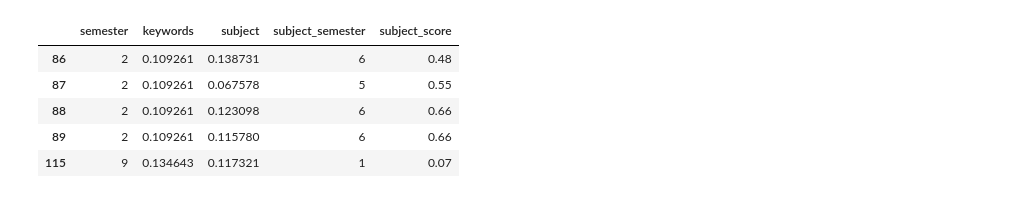
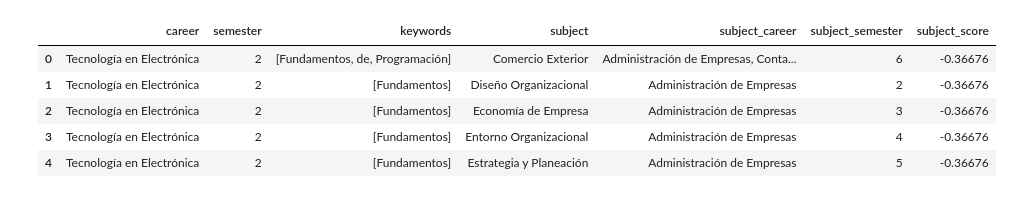
Before and after one commit to Julian-D-Leal/Backend_tutorias_fastAPI, a Jupyter notebook: scripts/neuronalNetwork/dataclean.ipynb, the cells around one changed output. Cells and saved outputs as stored; diff of their text form; code cells hidden in the pictures.

```diff
--- a/scripts/neuronalNetwork/dataclean.ipynb
+++ b/scripts/neuronalNetwork/dataclean.ipynb
@@ -40,6 +15,0 @@ pf.head()
-# %%
-# Eliminar stopwords
-# pf['career'] = [" ".join([word for word in carreras.split() if word not in STOP_WORDS]) for carreras in pf['career']]
-# pf['subject_career'] = [[" ".join([word for word in carreras.split() if word not in STOP_WORDS]) for carreras in carreras_list] for carreras_list in pf['subject_career']]
-pf['subject'] = [" ".join([word for word in carreras.split() if word not in STOP_WORDS]) for carreras in pf['subject']]
-pf.head()
@@ -53,8 +15,0 @@ pf.head()
-# %%
-# Lemmatization
-nlp = spacy.load("es_core_news_lg")
-# pf['career'] = [ " ".join([token.lemma_ for token in nlp(carreras)]) for carreras in pf['career']]
-pf['keywords'] = [[ " ".join([token.lemma_ for token in nlp(carreras)]) for carreras in carreras_list] for carreras_list in pf['keywords']]
-pf['subject'] = [ " ".join([token.lemma_ for token in nlp(carreras)]) for carreras in pf['subject']]
-# pf['subject_career'] = [[ " ".join([token.lemma_ for token in nlp(carreras)]) for carreras in carreras_list] for carreras_list in pf['subject_career']]
-pf.head()
@@ -92,12 +15,0 @@ pf.head()
-# %%
-pf['keywords'] = [palabra.vector.mean() for palabra in [nlp(carreras) for carreras in pf['keywords']]]
-# pf['subject_career'] = [palabra.vector.mean() for palabra in [nlp(carreras) for carreras in pf['subject_career']]]
-pf['subject'] = [palabra.vector.mean() for palabra in [nlp(carreras) for carreras in pf['subject']]]
-pf.head()
-# %% [output]
-|  | semester | keywords | subject | subject_semester | subject_score |
-| 86 | 2 | 0.109261 | 0.138731 | 6 | 0.48 |
-| 87 | 2 | 0.109261 | 0.067578 | 5 | 0.55 |
-| 88 | 2 | 0.109261 | 0.123098 | 6 | 0.66 |
-| 89 | 2 | 0.109261 | 0.115780 | 6 | 0.66 |
-| 115 | 9 | 0.134643 | 0.117321 | 1 | 0.07 |
@@ -111,0 +16,13 @@ pf.head()
+# %%
+from sklearn.preprocessing import StandardScaler
+scal = StandardScaler()
+score = scal.fit_transform(pf[['subject_score']].values)
+pf['subject_score'] = score
+pf.head()
+# %% [output]
+|  | career | semester | keywords | subject | subject_career | subject_semester | subject_score |
+| 0 | Tecnología en Electrónica | 2 | [Fundamentos, de, Programación] | Comercio Exterior | Administración de Empresas, Conta... | 6 | -0.36676 |
+| 1 | Tecnología en Electrónica | 2 | [Fundamentos] | Diseño Organizacional | Administración de Empresas | 2 | -0.36676 |
+| 2 | Tecnología en Electrónica | 2 | [Fundamentos] | Economía de Empresa | Administración de Empresas | 3 | -0.36676 |
+| 3 | Tecnología en Electrónica | 2 | [Fundamentos] | Entorno Organizacional | Administración de Empresas | 4 | -0.36676 |
+| 4 | Tecnología en Electrónica | 2 | [Fundamentos] | Estrategia y Planeación | Administración de Empresas | 5 | -0.36676 |
```
Also changed, not shown: parts of 26 cells of this notebook, 9 other files.
